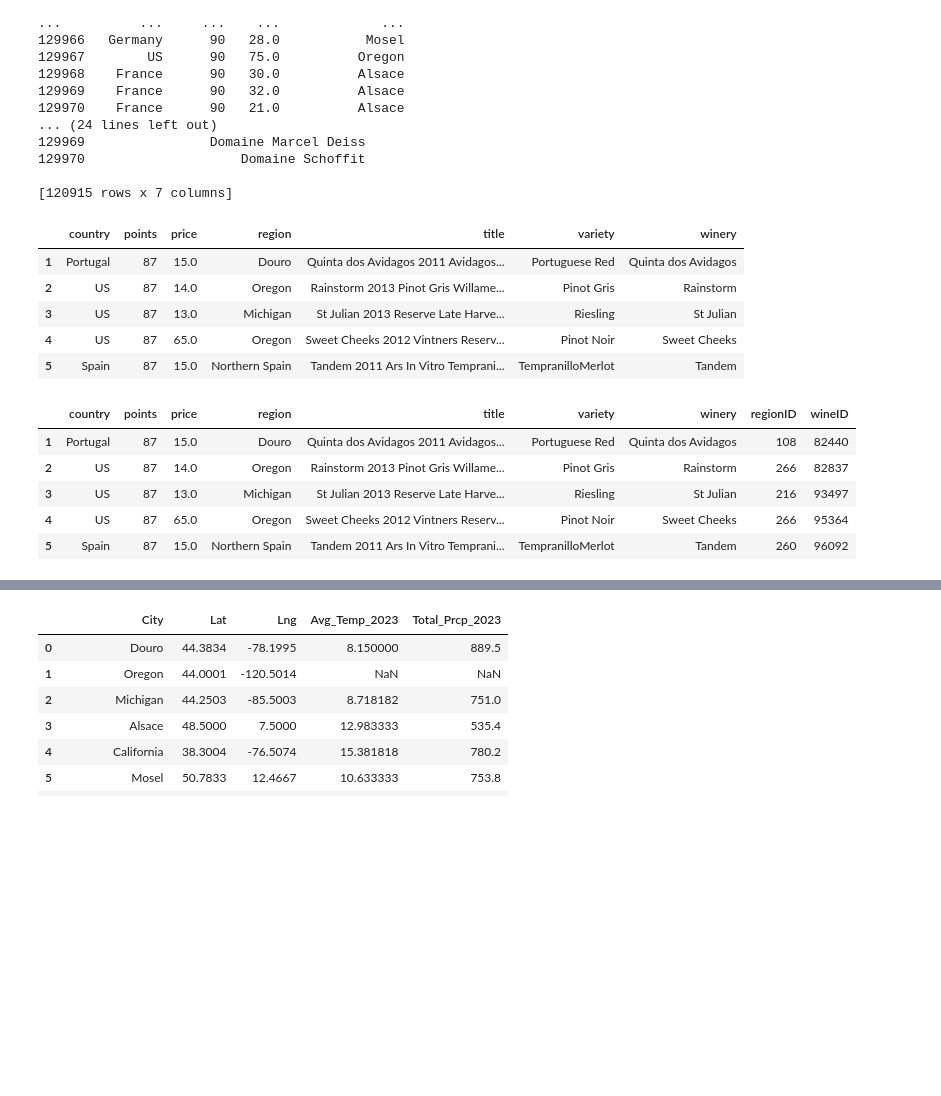
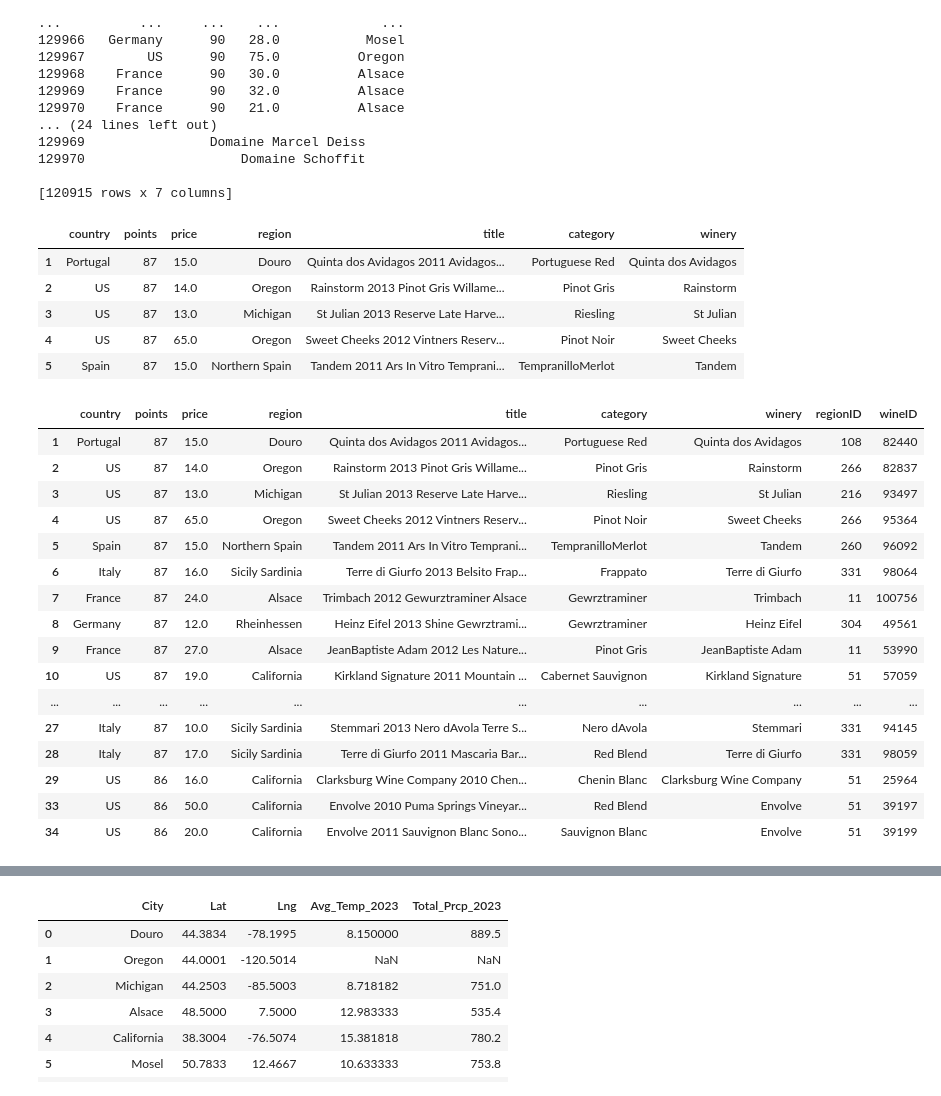
Before and after one commit to riaair011/project3, a Jupyter notebook: transformation_notebook.ipynb, the cells around one changed output, grey strips where cells are left out. Cells and saved outputs as stored; diff of their text form; code cells hidden in the pictures; blank space fills up the shorter version.

```diff
--- a/transformation_notebook.ipynb
+++ b/transformation_notebook.ipynb
@@ -66,11 +66,12 @@ print(cleaned_wine_df)
 # %%
 # Renaming "province" column to "region"
 cleaned_wine_df = cleaned_wine_df.rename(columns={
-    "province": "region"})
+    "province": "region",
+    "variety": "category"})
 # %%
 cleaned_wine_df.head()
 # %% [output]
-|  | country | points | price | region | title | variety | winery |
+|  | country | points | price | region | title | category | winery |
 | 1 | Portugal | 87 | 15.0 | Douro | Quinta dos Avidagos 2011 Avidagos... | Portuguese Red | Quinta dos Avidagos |
 | 2 | US | 87 | 14.0 | Oregon | Rainstorm 2013 Pinot Gris Willame... | Pinot Gris | Rainstorm |
 | 3 | US | 87 | 13.0 | Michigan | St Julian 2013 Reserve Late Harve... | Riesling | St Julian |
@@ -81,11 +82,22 @@ cleaned_wine_df.head()
 cleaned_wine_df['regionID'] = cleaned_wine_df['region'].astype('category').cat.codes
 cleaned_wine_df['wineID'] = cleaned_wine_df['title'].astype('category').cat.codes
 # %%
-cleaned_wine_df.head()
+cleaned_wine_df.head(30)
 # %% [output]
-|  | country | points | price | region | title | variety | winery | regionID | wineID |
+|  | country | points | price | region | title | category | winery | regionID | wineID |
 | 1 | Portugal | 87 | 15.0 | Douro | Quinta dos Avidagos 2011 Avidagos... | Portuguese Red | Quinta dos Avidagos | 108 | 82440 |
 | 2 | US | 87 | 14.0 | Oregon | Rainstorm 2013 Pinot Gris Willame... | Pinot Gris | Rainstorm | 266 | 82837 |
 | 3 | US | 87 | 13.0 | Michigan | St Julian 2013 Reserve Late Harve... | Riesling | St Julian | 216 | 93497 |
 | 4 | US | 87 | 65.0 | Oregon | Sweet Cheeks 2012 Vintners Reserv... | Pinot Noir | Sweet Cheeks | 266 | 95364 |
 | 5 | Spain | 87 | 15.0 | Northern Spain | Tandem 2011 Ars In Vitro Temprani... | TempranilloMerlot | Tandem | 260 | 96092 |
+| 6 | Italy | 87 | 16.0 | Sicily Sardinia | Terre di Giurfo 2013 Belsito Frap... | Frappato | Terre di Giurfo | 331 | 98064 |
+| 7 | France | 87 | 24.0 | Alsace | Trimbach 2012 Gewurztraminer Alsace | Gewrztraminer | Trimbach | 11 | 100756 |
+| 8 | Germany | 87 | 12.0 | Rheinhessen | Heinz Eifel 2013 Shine Gewrztrami... | Gewrztraminer | Heinz Eifel | 304 | 49561 |
+| 9 | France | 87 | 27.0 | Alsace | JeanBaptiste Adam 2012 Les Nature... | Pinot Gris | JeanBaptiste Adam | 11 | 53990 |
+| 10 | US | 87 | 19.0 | California | Kirkland Signature 2011 Mountain ... | Cabernet Sauvignon | Kirkland Signature | 51 | 57059 |
+| ... | ... | ... | ... | ... | ... | ... | ... | ... | ... |
+| 27 | Italy | 87 | 10.0 | Sicily Sardinia | Stemmari 2013 Nero dAvola Terre S... | Nero dAvola | Stemmari | 331 | 94145 |
+| 28 | Italy | 87 | 17.0 | Sicily Sardinia | Terre di Giurfo 2011 Mascaria Bar... | Red Blend | Terre di Giurfo | 331 | 98059 |
+| 29 | US | 86 | 16.0 | California | Clarksburg Wine Company 2010 Chen... | Chenin Blanc | Clarksburg Wine Company | 51 | 25964 |
+| 33 | US | 86 | 50.0 | California | Envolve 2010 Puma Springs Vineyar... | Red Blend | Envolve | 51 | 39197 |
+| 34 | US | 86 | 20.0 | California | Envolve 2011 Sauvignon Blanc Sono... | Sauvignon Blanc | Envolve | 51 | 39199 |
```
Also changed, not shown: parts of 19 cells of this notebook, 2 other files.
